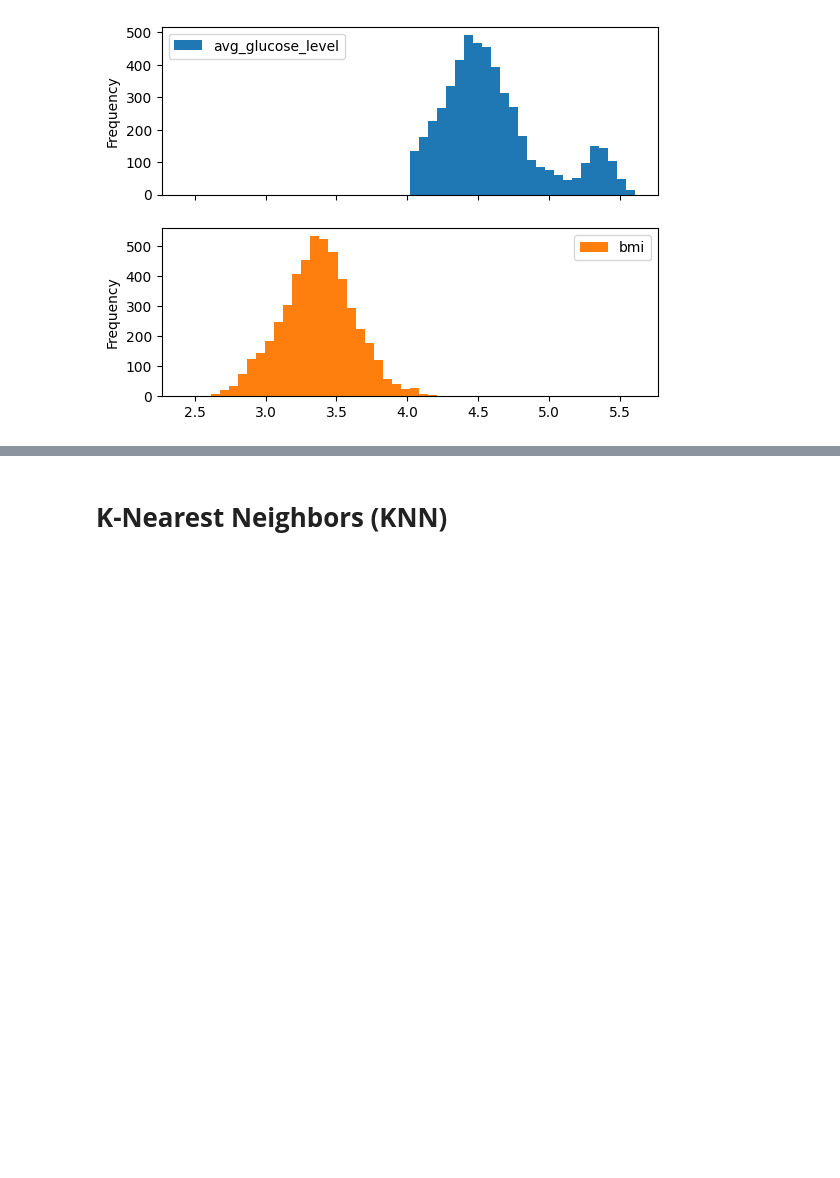
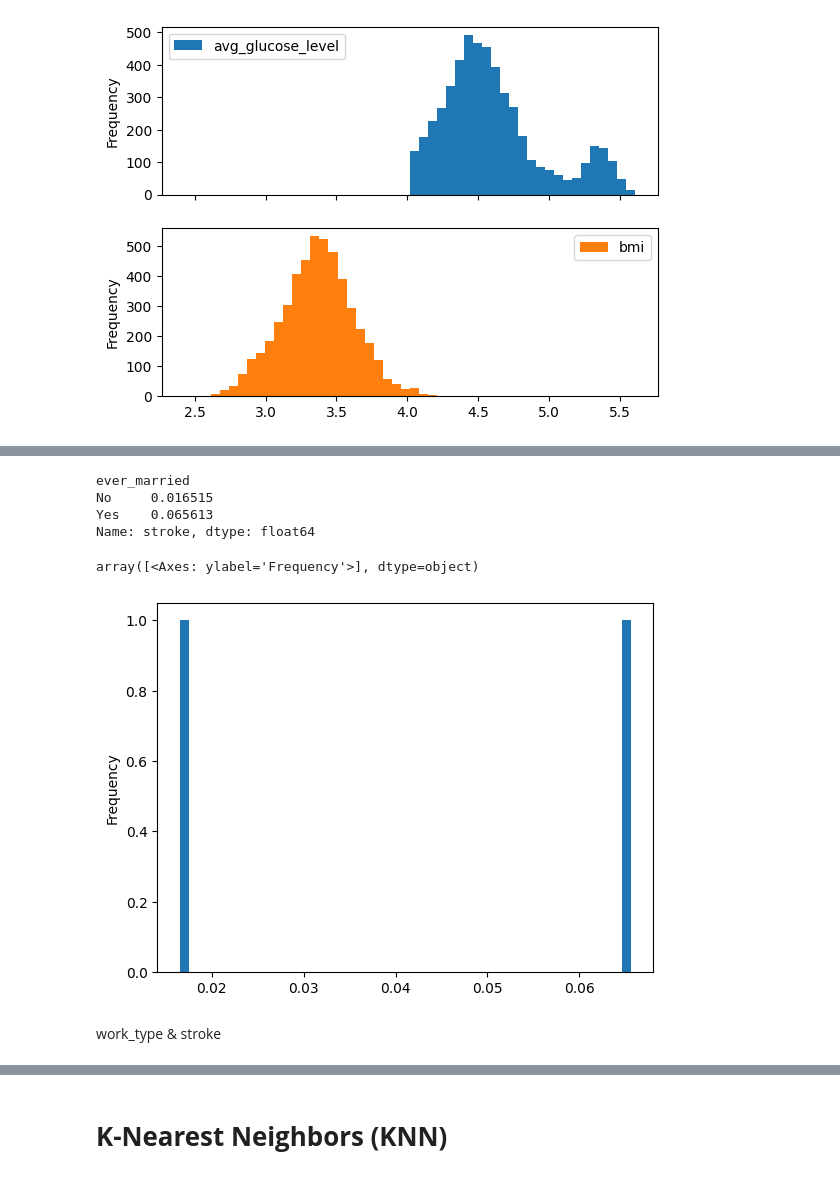
Before and after one commit to prvshkmr/prvshkmr.github.io, a Jupyter notebook: Stroke_Predication.ipynb, the cells around one changed output, grey strips where cells are left out. Cells and saved outputs as stored; diff of their text form; code cells hidden in the pictures; blank space fills up the shorter version.

```diff
--- a/Stroke_Predication.ipynb
+++ b/Stroke_Predication.ipynb
@@ -303,0 +544,13 @@ dtype: float64
+# %%
+print(df.groupby('ever_married')['stroke'].mean().sort_values())
+print()
+df.groupby('ever_married')['stroke'].mean().plot(kind='hist',subplots=True,bins=50)
+# %% [output]
+ever_married
+No     0.016515
+Yes    0.065613
+Name: stroke, dtype: float64
+array([<Axes: ylabel='Frequency'>], dtype=object)
+[figure, added]
+# %% [markdown]
+work_type & stroke
```
Also changed, not shown: parts of 82 cells of this notebook.
